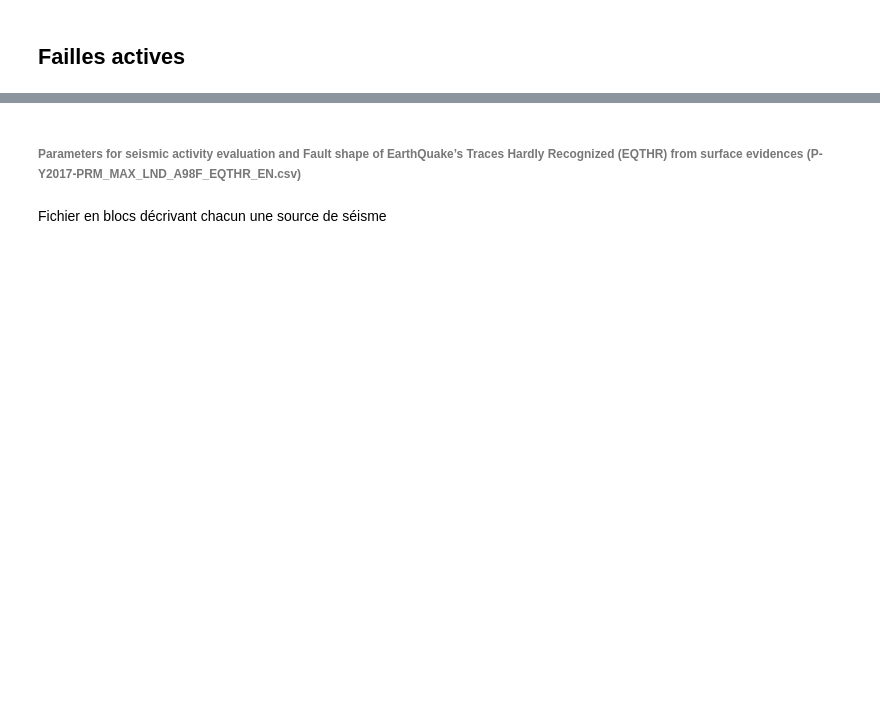
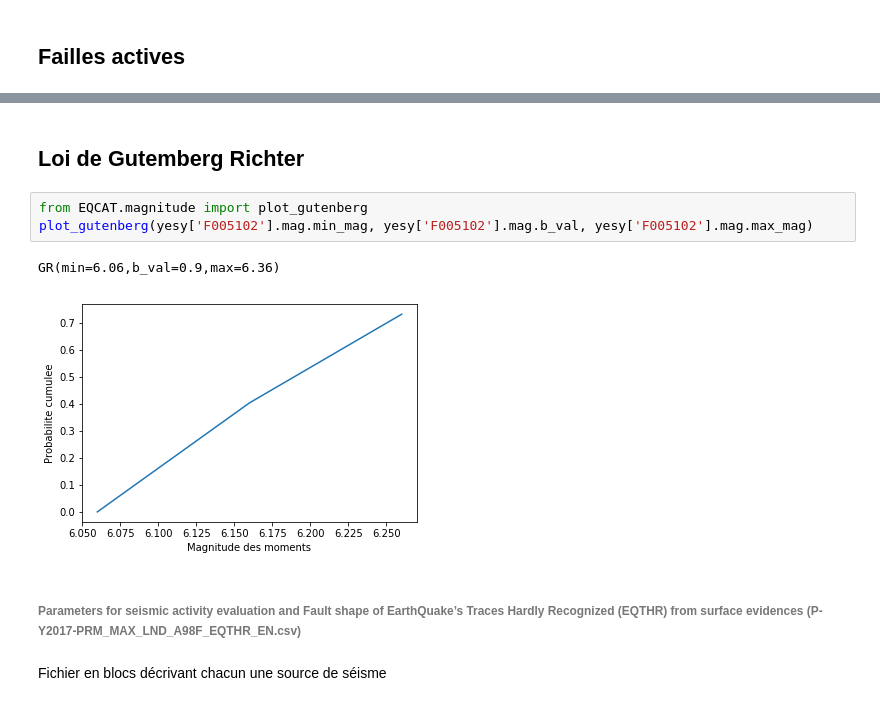
Before and after one commit to charlesco/EQCAT, a Jupyter notebook: 07-Notebooks/parsing_description.ipynb, the cells around one changed output, grey strips where cells are left out. Drawn from its saved outputs; the diff is of its cells as text; blank space fills up the shorter version.

```diff
--- a/07-Notebooks/parsing_description.ipynb
+++ b/07-Notebooks/parsing_description.ipynb
@@ -23,3 +128,11 @@ results_path = "../08-Results/01-Parsing Reports/"
+# %% [markdown]
+## Loi de Gutemberg Richter
+# %%
+from EQCAT.magnitude import plot_gutenberg
+plot_gutenberg(yesy['F005102'].mag.min_mag, yesy['F005102'].mag.b_val, yesy['F005102'].mag.max_mag)
+# %% [output]
+GR(min=6.06,b_val=0.9,max=6.36)
+[figure, added]
 # %% [markdown]
 ###### Parameters for seismic activity evaluation and Fault shape of EarthQuake’s Traces Hardly Recognized (EQTHR) from surface evidences (P-Y2017-PRM_MAX_LND_A98F_EQTHR_EN.csv)
 # %% [markdown]
```
Also changed, not shown: parts of 19 cells of this notebook, 8 other files.
